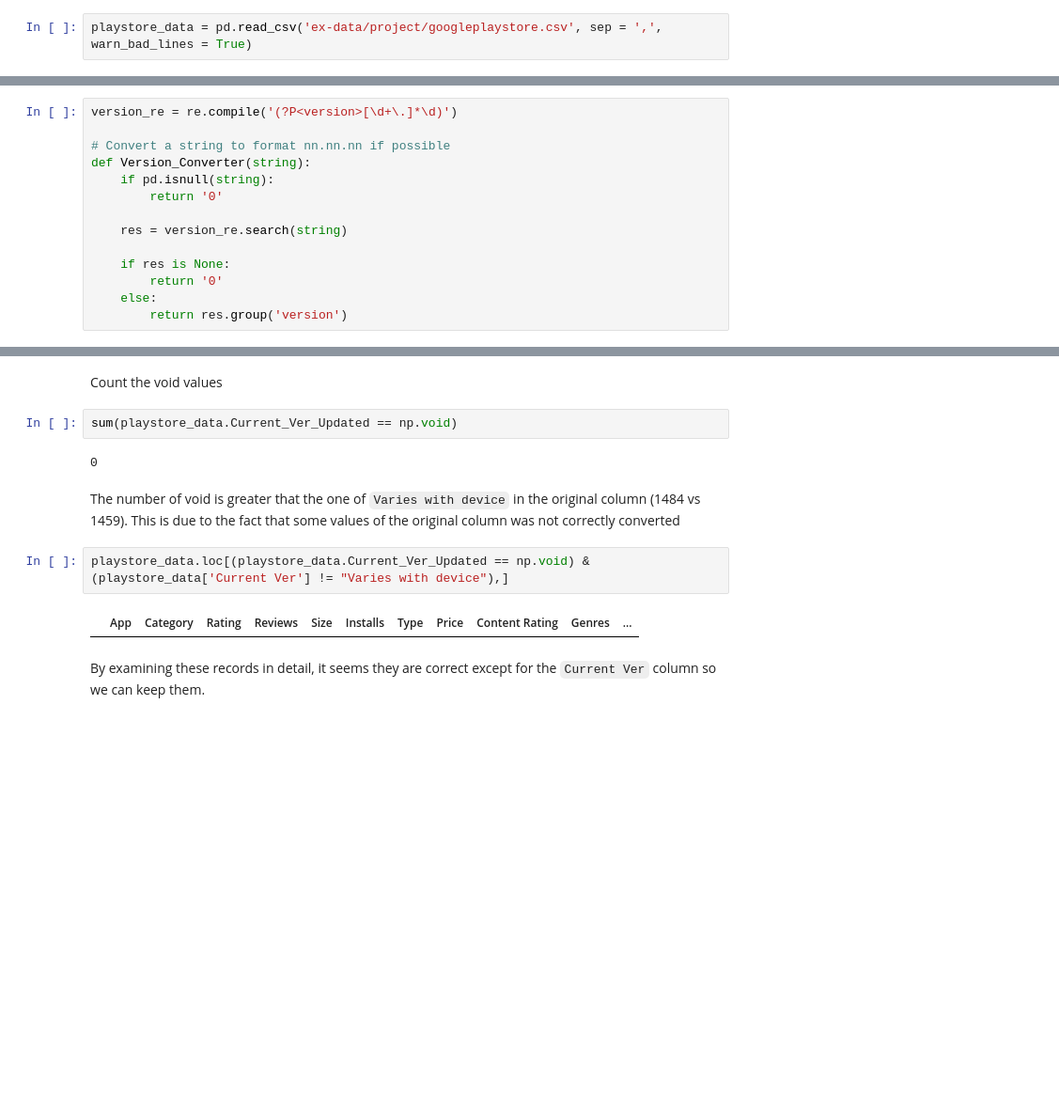
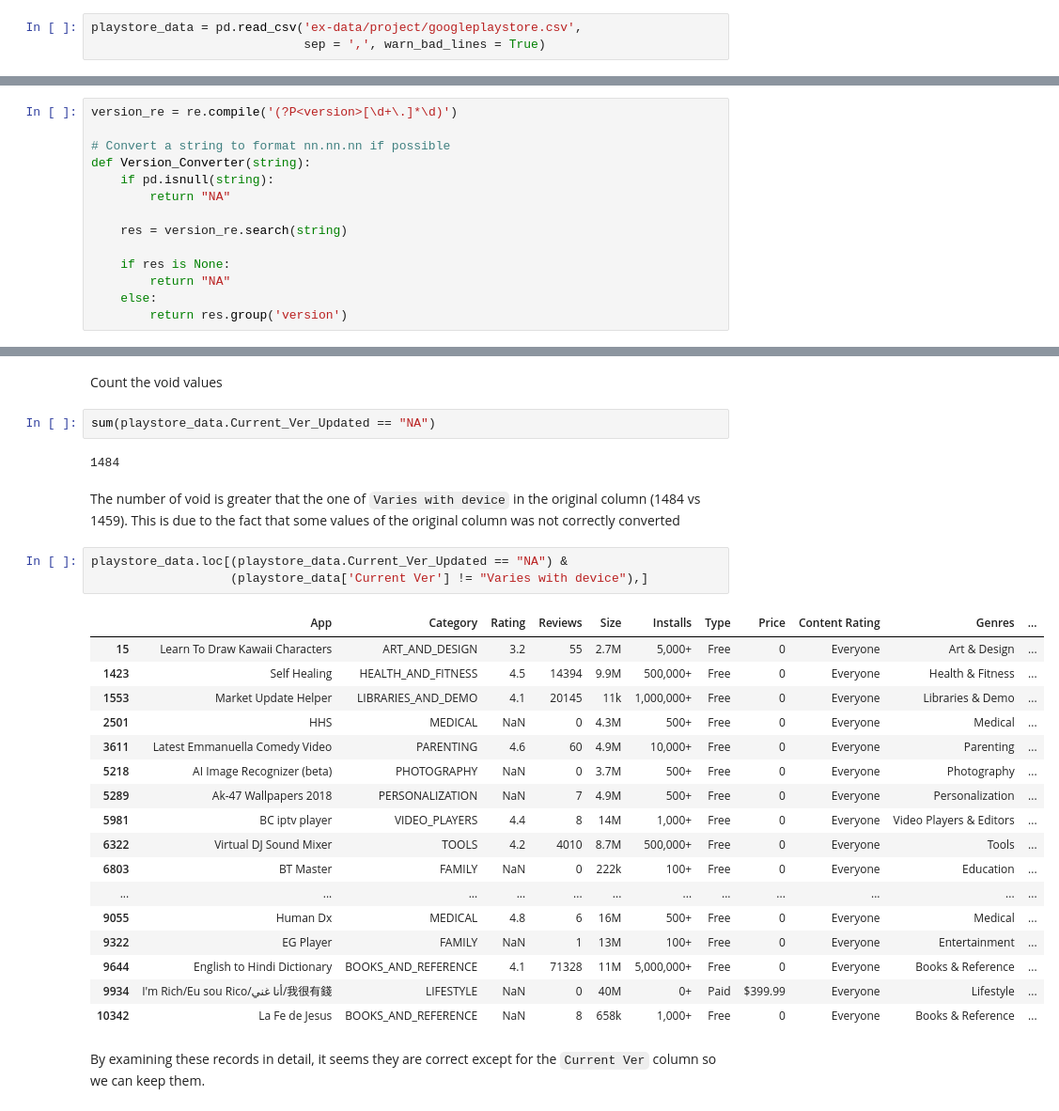
Before and after one commit to fbottazzoli/Data-Science-Projects, a Jupyter notebook: Project.ipynb, the cells around one changed output, grey strips where cells are left out. Shown: that part at 94% size. Cells and saved outputs as stored; diff of their text form; blank space fills up the shorter version.

```diff
--- a/Project.ipynb
+++ b/Project.ipynb
@@ -14,7 +14,8 @@ __Import of the two datasets__
 # %% [markdown]
 Import the first dataset and display a preview
 # %%
-playstore_data = pd.read_csv('ex-data/project/googleplaystore.csv', sep = ',', warn_bad_lines = True)
+playstore_data = pd.read_csv('ex-data/project/googleplaystore.csv',
+                             sep = ',', warn_bad_lines = True)
 # %%
 playstore_data.head()
 # %% [output]
@@ -280,12 +284,12 @@ version_re = re.compile('(?P<version>[\d+\.]*\d)')
 # Convert a string to format nn.nn.nn if possible
 def Version_Converter(string):
     if pd.isnull(string):
-        return '0'
+        return "NA"
 
     res = version_re.search(string)
 
     if res is None:
-        return '0'
+        return "NA"
     else:
         return res.group('version')
 # %% [markdown]
@@ -317,15 +322,32 @@ playstore_data.Current_Ver_Updated.nunique()
 # %% [markdown]
 Count the void values
 # %%
-sum(playstore_data.Current_Ver_Updated == np.void)
+sum(playstore_data.Current_Ver_Updated == "NA")
 # %% [output]
-0
+1484
 # %% [markdown]
 The number of void is greater that the one of `Varies with device` in the original column (1484 vs 1459). This is due to the fact that some values of the original column was not correctly converted
 # %%
-playstore_data.loc[(playstore_data.Current_Ver_Updated == np.void) & (playstore_data['Current Ver'] != "Varies with device"),]
+playstore_data.loc[(playstore_data.Current_Ver_Updated == "NA") &
+                   (playstore_data['Current Ver'] != "Varies with device"),]
 # %% [output]
 |  | App | Category | Rating | Reviews | Size | Installs | Type | Price | Content Rating | Genres | ... |
+| 15 | Learn To Draw Kawaii Characters | ART_AND_DESIGN | 3.2 | 55 | 2.7M | 5,000+ | Free | 0 | Everyone | Art & Design | ... |
+| 1423 | Self Healing | HEALTH_AND_FITNESS | 4.5 | 14394 | 9.9M | 500,000+ | Free | 0 | Everyone | Health & Fitness | ... |
+| 1553 | Market Update Helper | LIBRARIES_AND_DEMO | 4.1 | 20145 | 11k | 1,000,000+ | Free | 0 | Everyone | Libraries & Demo | ... |
+| 2501 | HHS | MEDICAL | NaN | 0 | 4.3M | 500+ | Free | 0 | Everyone | Medical | ... |
+| 3611 | Latest Emmanuella Comedy Video | PARENTING | 4.6 | 60 | 4.9M | 10,000+ | Free | 0 | Everyone | Parenting | ... |
+| 5218 | AI Image Recognizer (beta) | PHOTOGRAPHY | NaN | 0 | 3.7M | 500+ | Free | 0 | Everyone | Photography | ... |
+| 5289 | Ak-47 Wallpapers 2018 | PERSONALIZATION | NaN | 7 | 4.9M | 500+ | Free | 0 | Everyone | Personalization | ... |
+| 5981 | BC iptv player | VIDEO_PLAYERS | 4.4 | 8 | 14M | 1,000+ | Free | 0 | Everyone | Video Players & Editors | ... |
+| 6322 | Virtual DJ Sound Mixer | TOOLS | 4.2 | 4010 | 8.7M | 500,000+ | Free | 0 | Everyone | Tools | ... |
+| 6803 | BT Master | FAMILY | NaN | 0 | 222k | 100+ | Free | 0 | Everyone | Education | ... |
+| ... | ... | ... | ... | ... | ... | ... | ... | ... | ... | ... | ... |
+| 9055 | Human Dx | MEDICAL | 4.8 | 6 | 16M | 500+ | Free | 0 | Everyone | Medical | ... |
+| 9322 | EG Player | FAMILY | NaN | 1 | 13M | 100+ | Free | 0 | Everyone | Entertainment | ... |
+| 9644 | English to Hindi Dictionary | BOOKS_AND_REFERENCE | 4.1 | 71328 | 11M | 5,000,000+ | Free | 0 | Everyone | Books & Reference | ... |
+| 9934 | I'm Rich/Eu sou Rico/أنا غني/我很有錢 | LIFESTYLE | NaN | 0 | 40M | 0+ | Paid | $399.99 | Everyone | Lifestyle | ... |
+| 10342 | La Fe de Jesus | BOOKS_AND_REFERENCE | NaN | 8 | 658k | 1,000+ | Free | 0 | Everyone | Books & Reference | ... |
 # %% [markdown]
 By examining these records in detail, it seems they are correct except for the `Current Ver` column so we can keep them.
 # %% [markdown]
```
Also changed, not shown: parts of 16 cells of this notebook.
